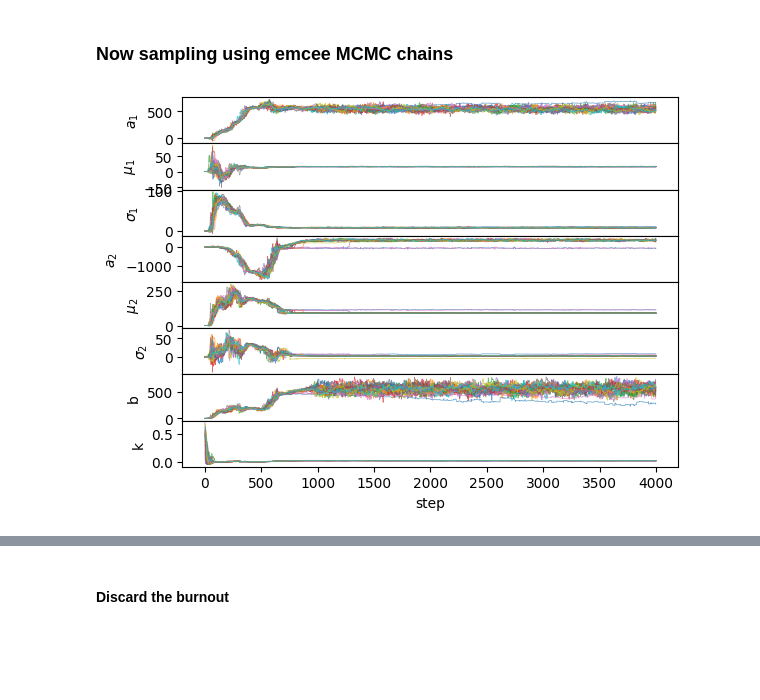
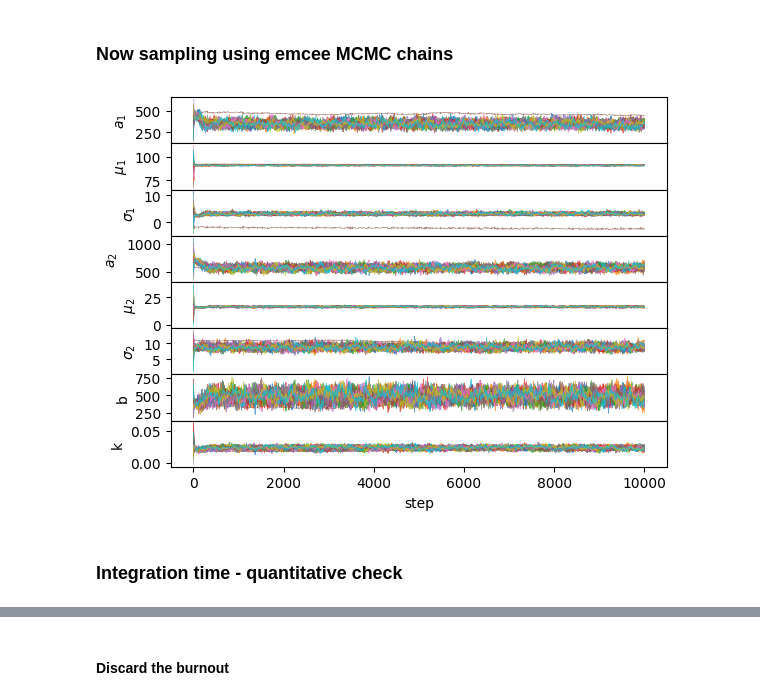
Before and after one commit to SanzianaStelea/Bayesian_Electron_Collision, a Jupyter notebook: bayesian_workflow_sanziana.ipynb, the cells around one changed output, grey strips where cells are left out. Saved outputs shown, nothing was run; the diff lists cells and outputs as text; code cells hidden in the pictures; blank space fills up the shorter version.

```diff
--- a/bayesian_workflow_sanziana.ipynb
+++ b/bayesian_workflow_sanziana.ipynb
@@ -112,21 +123,23 @@ sampler = emcee.EnsembleSampler(
 )
 state = sampler.run_mcmc(theta_init, nsteps=n_step)
 # %%
-#chain_per_walker = np.load('emcee_chain_gauss_exp_30_walker_1.npy')
-chain = sampler.get_chain()
+chain = np.load('emcee_chain_gauss_exp_30_walker_2_10k.npy')
+#chain = sampler.get_chain()
 
 n_walker = 30
 param_names = [r"$a_1$", r"$\mu_1$", r"$\sigma_1$", r"$a_2$", r"$\mu_2$", r"$\sigma_2$", "b", "k"]
 
 # Plot the tracer of the chain, this time for all the walkers
 fig, ax = plt.subplots(len(param_names), 1, sharex=True)
 plt.subplots_adjust(hspace=0)
 
 for i, name in enumerate(param_names):
     for j in range(n_walker):
         ax[i].plot(chain[:, j, i], lw=0.5, alpha=0.7, color=f"C{j}")
     ax[i].set_ylabel(name)
 
 ax[-1].set_xlabel("step");
 # %% [output]
-[figure, old version]
+[figure, new version]
+# %% [markdown]
+### Integration time - quantitative check
```
Also changed, not shown: parts of 9 cells of this notebook, 1 other file.
